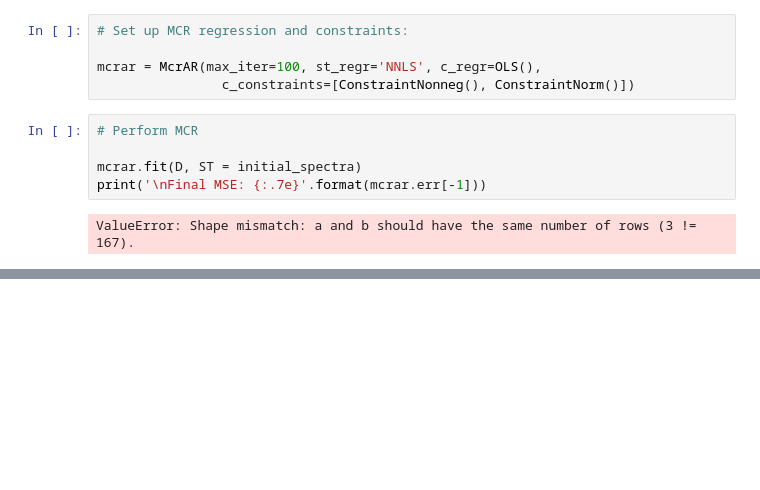
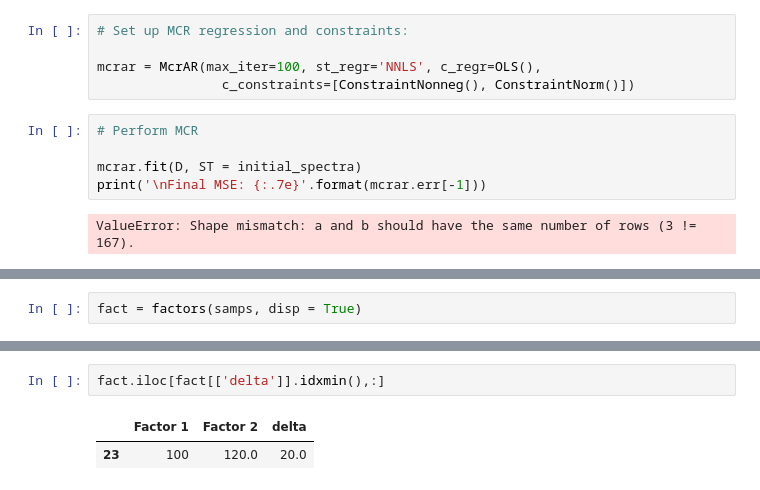
Before and after one commit to ahoffm02/catXAS, a Jupyter notebook: notebooks/MCR-ALS Testing.ipynb, the cells around one changed output, grey strips where cells are left out. Cells and saved outputs as stored; diff of their text form; blank space fills up the shorter version.

```diff
--- a/notebooks/MCR-ALS Testing.ipynb
+++ b/notebooks/MCR-ALS Testing.ipynb
@@ -89,0 +126,2 @@ ValueError: Shape mismatch: a and b should have the same number of rows (3 != 16
+# %%
+fact = factors(samps, disp = True)
@@ -89,0 +146,5 @@ ValueError: Shape mismatch: a and b should have the same number of rows (3 != 16
+# %%
+fact.iloc[fact[['delta']].idxmin(),:]
+# %% [output]
+|  | Factor 1 | Factor 2 | delta |
+| 23 | 100 | 120.0 | 20.0 |
```
Also changed, not shown: parts of 8 cells of this notebook, 57 other files.
